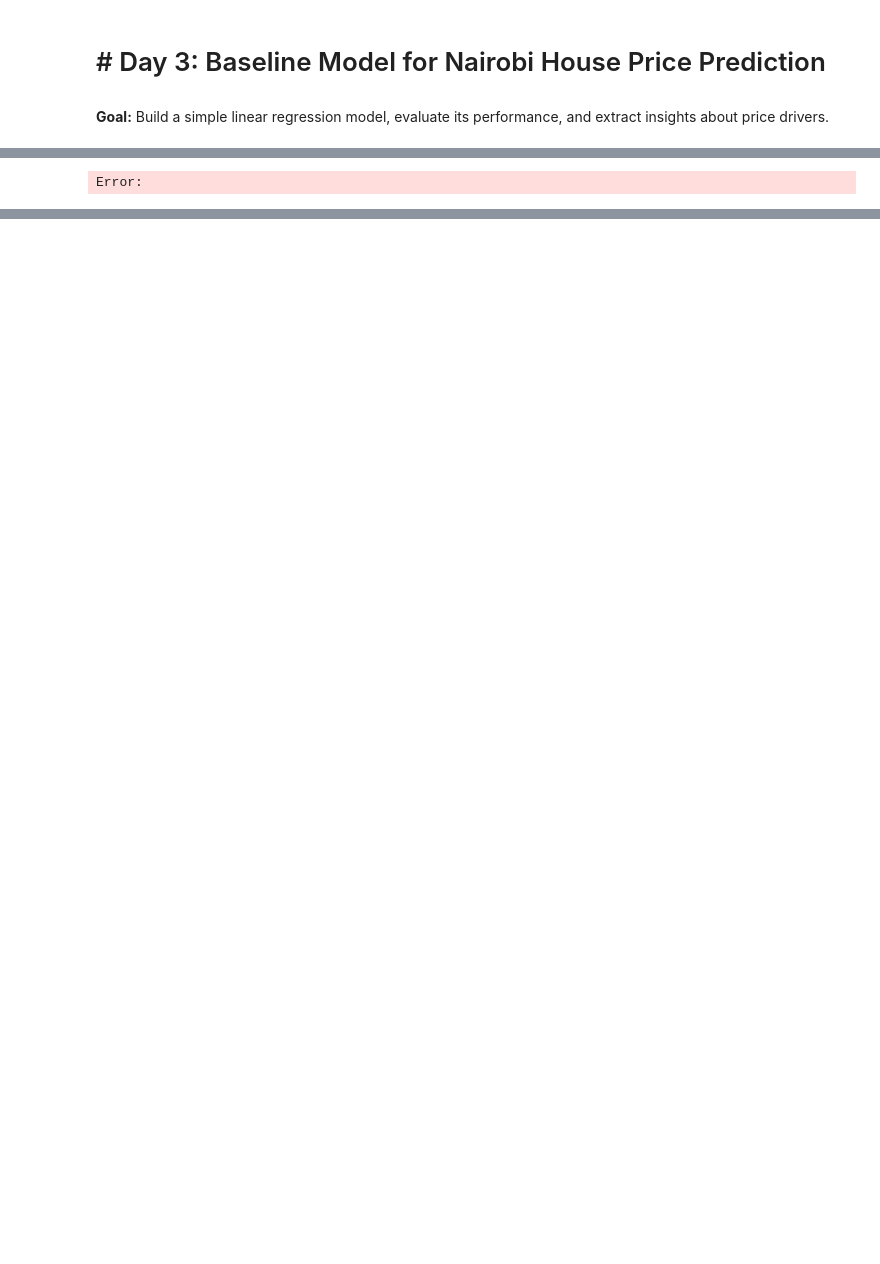
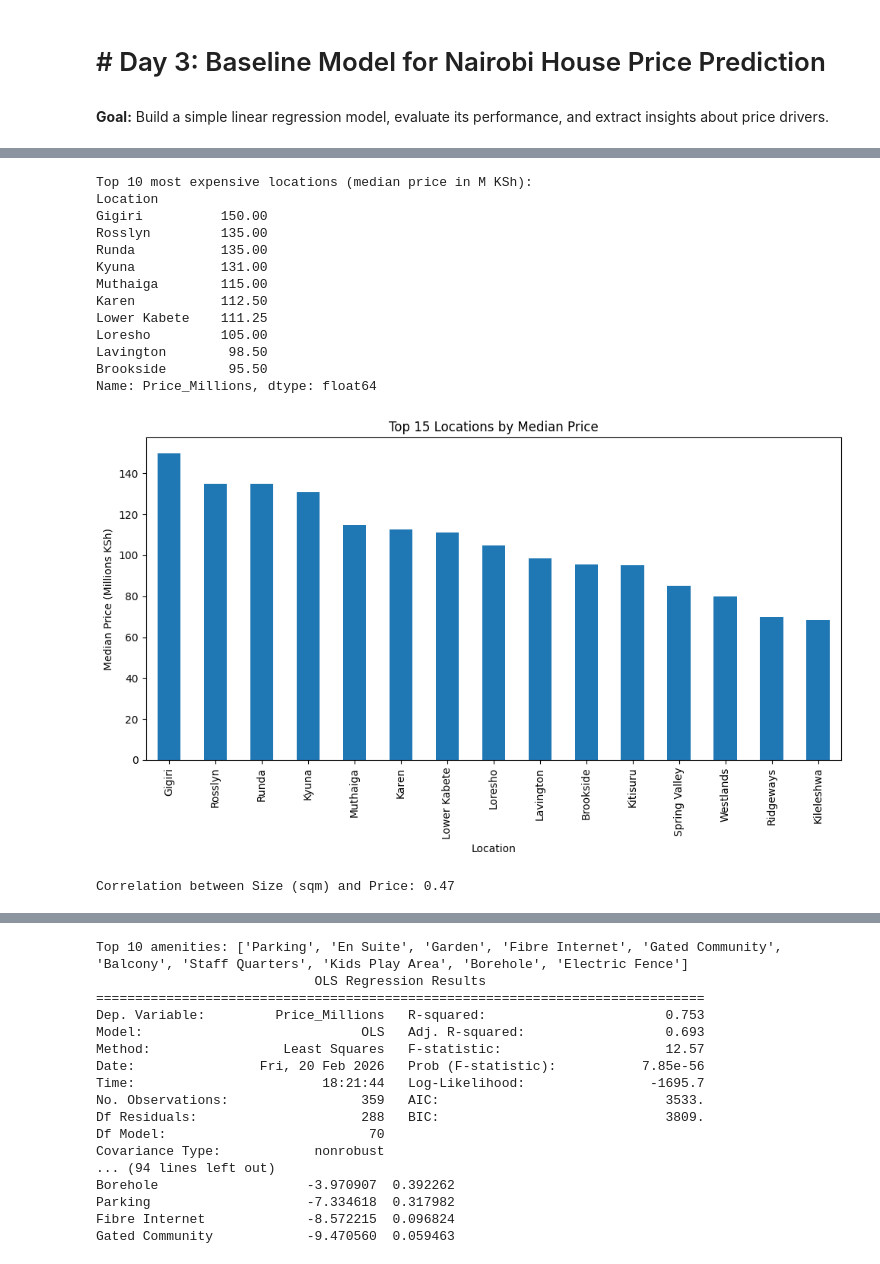
Before and after one commit to Rozieroz/Nairobi-House-Price-Prediction, a Jupyter notebook: notebooks/3_baseline_model.ipynb, the cells around one changed output, grey strips where cells are left out. Drawn from its saved outputs; the diff is of its cells as text; code cells hidden in the pictures; blank space fills up the shorter version.

```diff
--- a/notebooks/3_baseline_model.ipynb
+++ b/notebooks/3_baseline_model.ipynb
@@ -99,32 +105,46 @@ model_amen = sm.OLS(y_amen, X_amen).fit()
 print(model_amen.summary())
 
 # Extract coefficients for the top amenities
 amenity_effects = model_amen.params[top_10_amenities]
 amenity_pvals = model_amen.pvalues[top_10_amenities]
 
 results_df = pd.DataFrame({
     'Coefficient (M KSh)': amenity_effects,
     'P-value': amenity_pvals
 }).sort_values('Coefficient (M KSh)', ascending=False)
 
 print("\nAmenity Value Impact (Controlled for Size & Location):")
 print(results_df)
 
 # Plot with confidence intervals
 std_err = model_amen.bse[top_10_amenities]
 ci_lower = amenity_effects - 1.96 * std_err
 ci_upper = amenity_effects + 1.96 * std_err
 
 plt.figure(figsize=(10,6))
 plt.barh(results_df.index, results_df['Coefficient (M KSh)'],
          xerr=[results_df['Coefficient (M KSh)'] - ci_lower, ci_upper - results_df['Coefficient (M KSh)']],
          color='skyblue', edgecolor='black')
 plt.axvline(0, color='red', linestyle='--')
 plt.xlabel('Estimated Price Impact (M KSh)')
-plt.title('Top 10 Amenities: Price Impact (Controlled for Size & Location)')
+plt.title('Top 10 Amenities: Price Impact on Nairobi Properties (Controlled for Size & Location)')
 plt.gca().invert_yaxis()
 plt.tight_layout()
 plt.savefig('../reports/amenity_impact.png')
 plt.show()
 # %% [output]
-Error:
+Top 10 most expensive locations (median price in M KSh):
+Location
+Gigiri          150.00
+Rosslyn         135.00
+Runda           135.00
+Kyuna           131.00
+Muthaiga        115.00
+Karen           112.50
+Lower Kabete    111.25
+Loresho         105.00
+Lavington        98.50
+Brookside        95.50
+Name: Price_Millions, dtype: float64
+[figure, added]
+Correlation between Size (sqm) and Price: 0.47
@@ -130,0 +152,17 @@ Error:
+Top 10 amenities: ['Parking', 'En Suite', 'Garden', 'Fibre Internet', 'Gated Community', 'Balcony', 'Staff Quarters', 'Kids Play Area', 'Borehole', 'Electric Fence']
+                            OLS Regression Results
+==============================================================================
+Dep. Variable:         Price_Millions   R-squared:                       0.753
+Model:                            OLS   Adj. R-squared:                  0.693
+Method:                 Least Squares   F-statistic:                     12.57
+Date:                Fri, 20 Feb 2026   Prob (F-statistic):           7.85e-56
+Time:                        18:21:44   Log-Likelihood:                -1695.7
+No. Observations:                 359   AIC:                             3533.
+Df Residuals:                     288   BIC:                             3809.
+Df Model:                          70
+Covariance Type:            nonrobust
+... (94 lines left out)
+Borehole                   -3.970907  0.392262
+Parking                    -7.334618  0.317982
+Fibre Internet             -8.572215  0.096824
+Gated Community            -9.470560  0.059463
```
Also changed, not shown: parts of 10 cells of this notebook, 2 other files.
